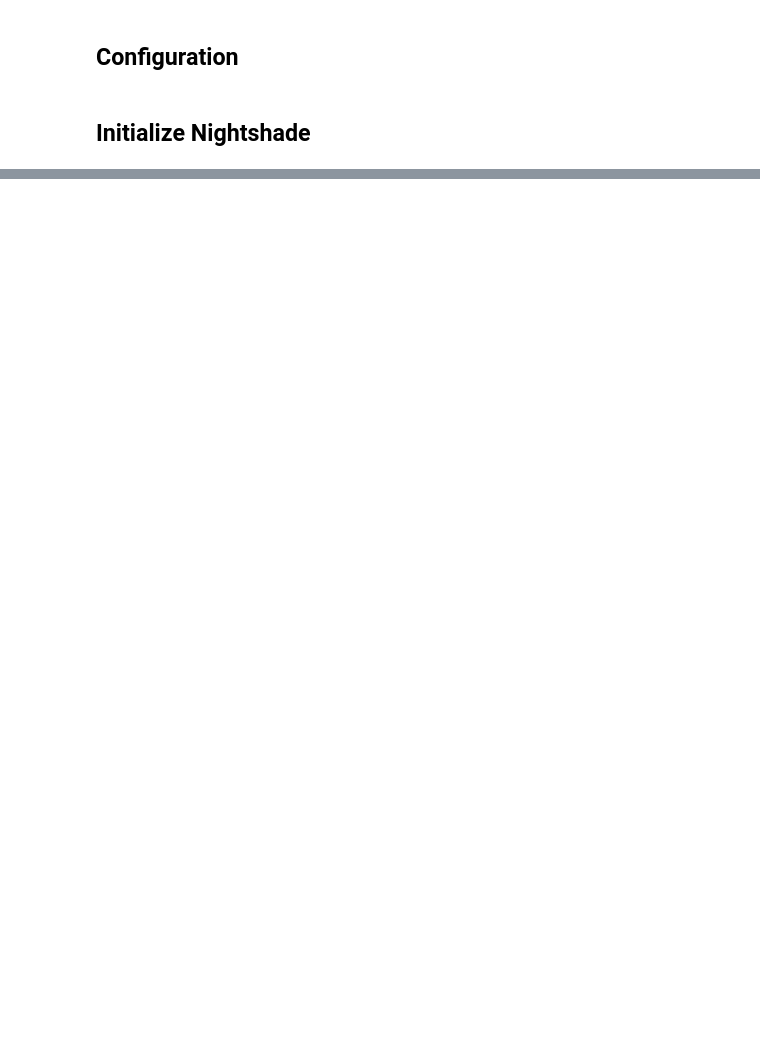
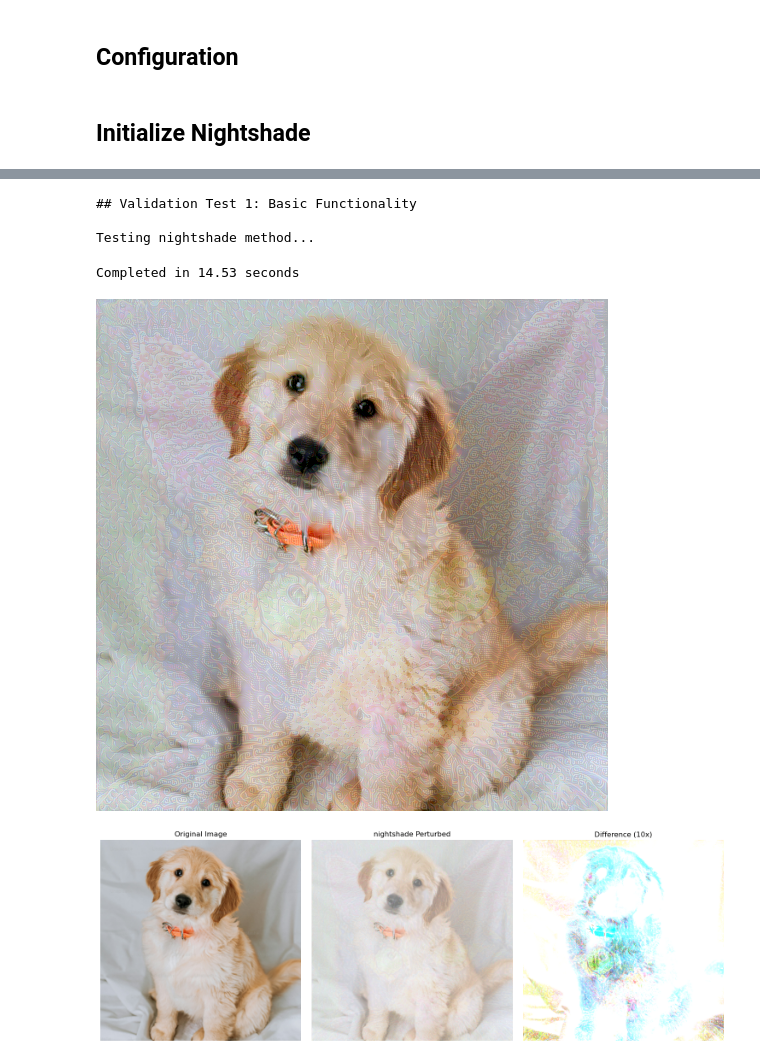
Before and after one commit to zabibeau/nightshade-ml, a Jupyter notebook: base-nightshade.ipynb, the cells around one changed output, grey strips where cells are left out. Saved outputs shown, nothing was run; the diff lists cells and outputs as text; code cells hidden in the pictures; blank space fills up the shorter version.

```diff
--- a/base-nightshade.ipynb
+++ b/base-nightshade.ipynb
@@ -26,23 +27,22 @@ Error:
 # %%
 device = torch.device("cuda" if torch.cuda.is_available() else "cpu")
 target_concept = 'cat'
-epsilon = 0.1
+epsilon = 0.05
 test_image_path = 'test_images/dog.jpg'
 # %% [markdown]
 ## Initialize Nightshade
 # %%
 methods = {
-    'fgsm': fgsm_penalty,
-    'pgd': pgd_penalty,
+    #'fgsm': fgsm_penalty,
+    #'pgd': pgd_penalty,
     'nightshade': nightshade_penalty
 }
 
 nightshade_instances = {
     name: Nightshade(
+        penalty_method=method,
         target_concept=target_concept,
-        device=device,
-        epsilon=epsilon,
-        method=method,
-    )
-    for name, method in methods.items()
+        eps=epsilon,
+        device=device
+    ) for name, method in methods.items()
 }
@@ -87,20 +94,27 @@ def visualize_results(original, perturbed, method_name):
 # %%
 print("## Validation Test 1: Basic Functionality")
 
 test_img = Image.open(test_image_path).convert("RGB")
 
 for name, instance in nightshade_instances.items():
     print(f"\nTesting {name} method...")
     start_time = time.time()
-    perturbed_img = instance.generate(test_img)
+    perturbed_img = instance.generate(test_img, target_concept=target_concept)
     elapsed = time.time() - start_time
 
     print(f"Completed in {elapsed:.2f} seconds")
     display(perturbed_img)
 
     # Convert back to tensor for visualization
-    perturbed_tensor = instance.transform(perturbed_img).unsqueeze(0).to(DEVICE)
+    perturbed_tensor = transforms.ToTensor()(perturbed_img).unsqueeze(0).to(device)
     visualize_results(original_img, perturbed_tensor, name)
+# %% [output]
+## Validation Test 1: Basic Functionality
+
+Testing nightshade method...
+Completed in 14.53 seconds
+[figure, added]
+[figure, added]
 # %%
 print("## Validation Test 2: Latent Space Manipulation")
 
```
Also changed, not shown: parts of 4 cells of this notebook, 4 other files.
